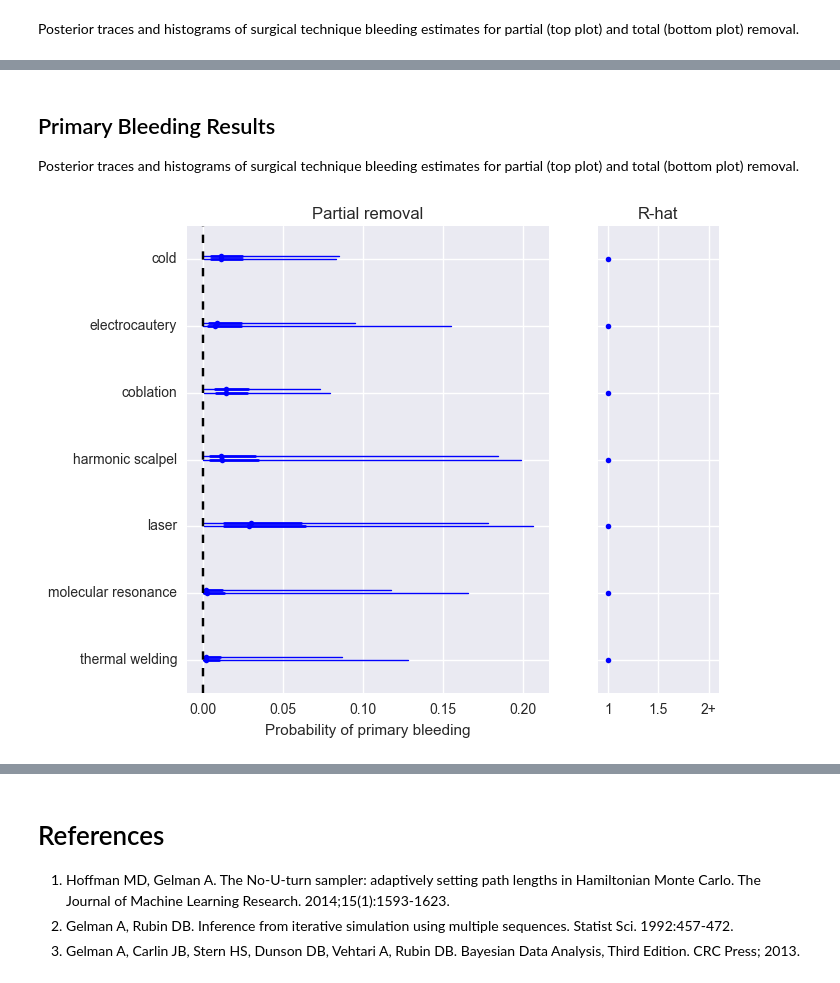
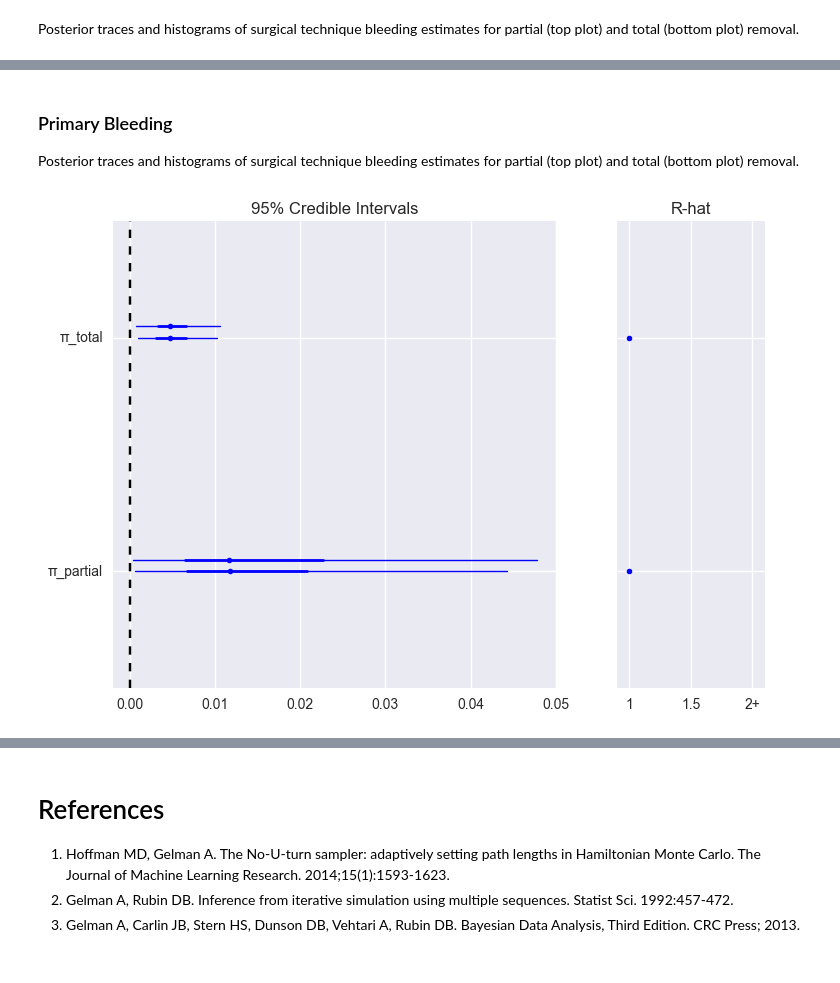
Before and after one commit to VanderbiltPopHealthSci/tonsillectomy_MA, a Jupyter notebook: Bleeding MA (no ROB).ipynb, the cells around one changed output, grey strips where cells are left out. Drawn from its saved outputs; the diff is of its cells as text; code cells hidden in the pictures.

Commit message:
Updated model run based on new data; fixed PyMC issues

```diff
--- a/Bleeding MA (no ROB).ipynb
+++ b/Bleeding MA (no ROB).ipynb
@@ -221,40 +228,61 @@ from pymc3 import (NUTS, sample, Model, Deterministic, find_MAP,
                   traceplot, summary, forestplot, invlogit)
 import theano.tensor as tt
 # %%
-def specify_model(data):
+def specify_model(data, tech_effect=True, ind_effect=False):
 
-    N, REFID, events, partial, both, rti = data[['N', 'REFID', 'outcome_obs', 'partial', 'Both', 'RTI']].values.T
+    N, REFID, events, partial, both, rti, unspecified = data[['N', 'REFID', 'outcome_obs',
+                                                 'partial', 'Both', 'RTI', 'Unspecified']].values.T
 
     refid_list = list(set(REFID))
     study_id = data.REFID.apply(lambda i: refid_list.index(i)).values
     n_studies = len(refid_list)
 
-    technique = data.technique.apply(lambda i: technique_includes.index(i)).values
-    n_tech = len(technique_includes)
+    if tech_effect:
+        technique = data.technique.apply(lambda i: technique_includes.index(i)).values
+        n_tech = len(technique_includes)
 
     assert not np.isnan(N.astype(int)).any()
     assert not np.isnan(events.astype(int)).any()
 
     with Model() as model:
 
-        # Mean for surgery interventions
-        θ = Normal('θ', 0, sd=5, shape=n_tech, testval=np.ones(n_tech)*-1)
         # Effect of partial intervention
         β = Normal('β', 0, sd=5, testval=0)
-        # Effect of indication
-        ψ = Normal('ψ', 0, sd=5, shape=2, testval=np.zeros(2))
 
         # Study random effect
         σ = HalfCauchy('σ', 5, testval=1)
         ϵ = Normal('ϵ', 0, sd=σ, shape=n_studies, testval=np.zeros(n_studies))
 
+        expval = β*partial.astype(int)
+
+        if ind_effect:
+            # Effect of indication
+            ψ = Normal('ψ', 0, sd=5, shape=3, testval=np.zeros(3))
+            expval += ψ[0]*rti.astype(int) + ψ[1]*both.astype(int) + ψ[2]*unspecified.astype(int)
+
+        if tech_effect:
+            # Mean for surgery interventions
+            θ = Normal('θ', 0, sd=5, shape=n_tech, testval=np.ones(n_tech)*-1)
+            expval += θ[technique]
+        else:
+            θ = Normal('θ', 0, sd=5)
+            expval += θ
+
         # Transform to probability scale
-        π = invlogit(θ[technique] + β*partial.astype(int) + ψ[0]*rti.astype(int) + ψ[1]*both.astype(int) + ϵ[study_id])
+        π = invlogit(expval + ϵ[study_id])
 
         # Mean probabilities
         π_total = Deterministic('π_total', invlogit(θ))
         π_partial = Deterministic('π_partial', invlogit(θ + β))
 
+        if ind_effect:
+            π_rti_total = Deterministic('π_rti_total', invlogit(θ + ψ[0]))
+            π_both_total = Deterministic('π_both_total', invlogit(θ + ψ[1]))
+            π_unspecified_total = Deterministic('π_unspecified_total', invlogit(θ + ψ[2]))
+            π_rti_partial = Deterministic('π_rti_partial', invlogit(θ + ψ[0] + β))
+            π_both_partial = Deterministic('π_both_partial', invlogit(θ + ψ[1] + β))
+            π_unspecified_partial = Deterministic('π_unspecified_partial', invlogit(θ + ψ[2] + β))
+
         # Data likelihood
         obs = Binomial('obs', N.astype(int), π, observed=events.astype(int))
 
@@ -292,5 +529,5 @@ Assigned NUTS to ϵ
 # %%
-primary_model = specify_model(primary_bleeding_data)
+primary_model = specify_model(primary_bleeding_data, tech_effect=False, ind_effect=False)
 # %% [output]
 Applied log-transform to σ and added transformed σ_log_ to model.
 # %%
@@ -393,9 +609,8 @@ forestplot(readmission_trace, varnames=['ψ'], ylabels=['Recurrent throat infect
 # %% [markdown]
-## Primary Bleeding Results
+### Primary Bleeding
 
 Posterior traces and histograms of surgical technique bleeding estimates for partial (top plot) and total (bottom plot) removal.
 # %%
-forestplot(primary_trace[1000:], varnames=['π_partial'], ylabels=technique_includes,
-           main='Partial removal', xtitle='Probability of primary bleeding');
+forestplot(primary_trace[-1000:], varnames=['π_total', 'π_partial']);
 # %% [output]
-[figure, old version]
+[figure, new version]
```
Also changed, not shown: parts of 97 cells of this notebook.
